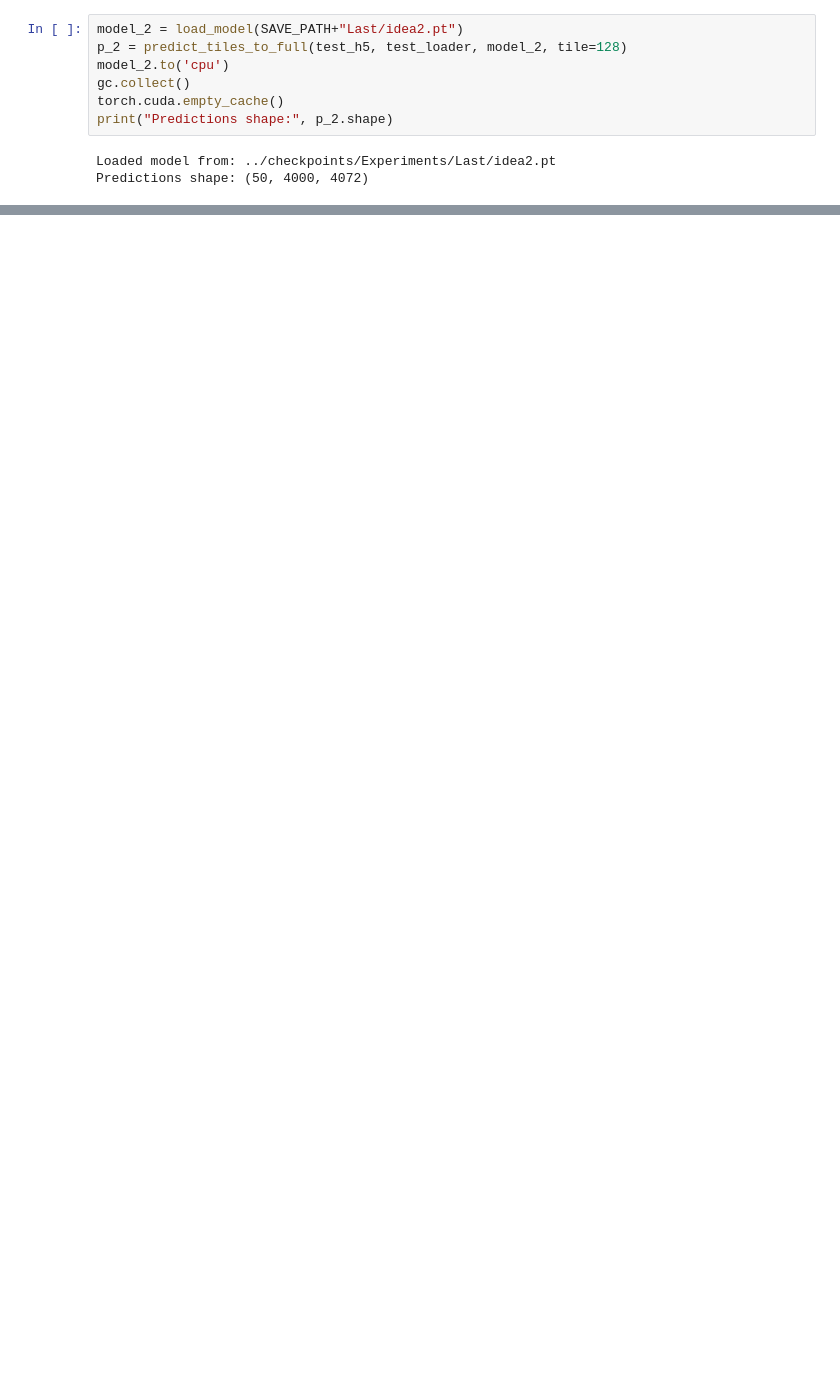
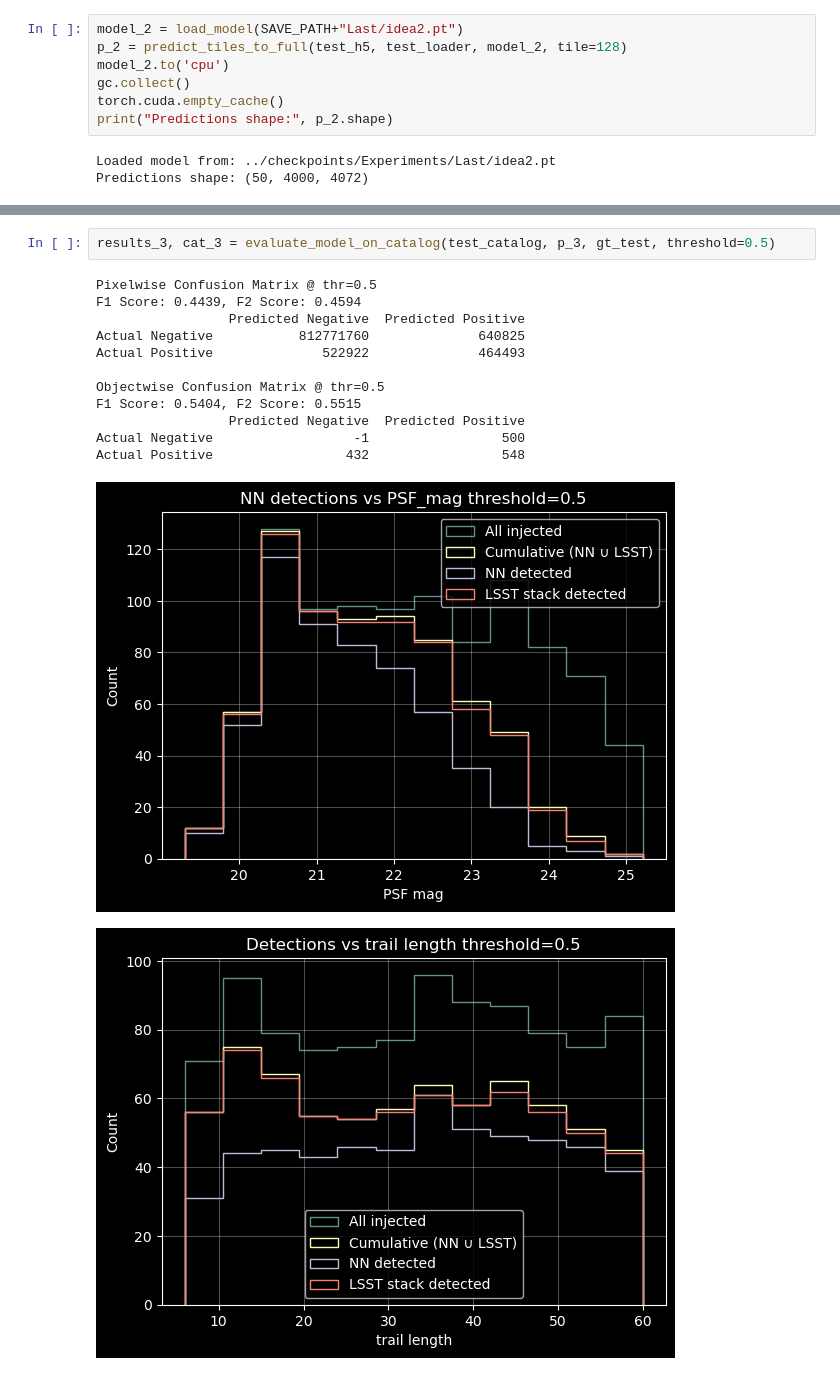
Before and after one commit to dirac-institute/Asteroid_detection_CNN, a Jupyter notebook: experiments/Evaluation.ipynb, the cells around one changed output, grey strips where cells are left out. Drawn from its saved outputs; the diff is of its cells as text; blank space fills up the shorter version.

```diff
--- a/experiments/Evaluation.ipynb
+++ b/experiments/Evaluation.ipynb
@@ -245,0 +278,16 @@ Actual Positive                 514                 466
+# %%
+results_3, cat_3 = evaluate_model_on_catalog(test_catalog, p_3, gt_test, threshold=0.5)
+# %% [output]
+Pixelwise Confusion Matrix @ thr=0.5
+F1 Score: 0.4439, F2 Score: 0.4594
+                 Predicted Negative  Predicted Positive
+Actual Negative           812771760              640825
+Actual Positive              522922              464493
+
+Objectwise Confusion Matrix @ thr=0.5
+F1 Score: 0.5404, F2 Score: 0.5515
+                 Predicted Negative  Predicted Positive
+Actual Negative                  -1                 500
+Actual Positive                 432                 548
+[figure, added]
+[figure, added]
```
Also changed, not shown: parts of 8 cells of this notebook.
